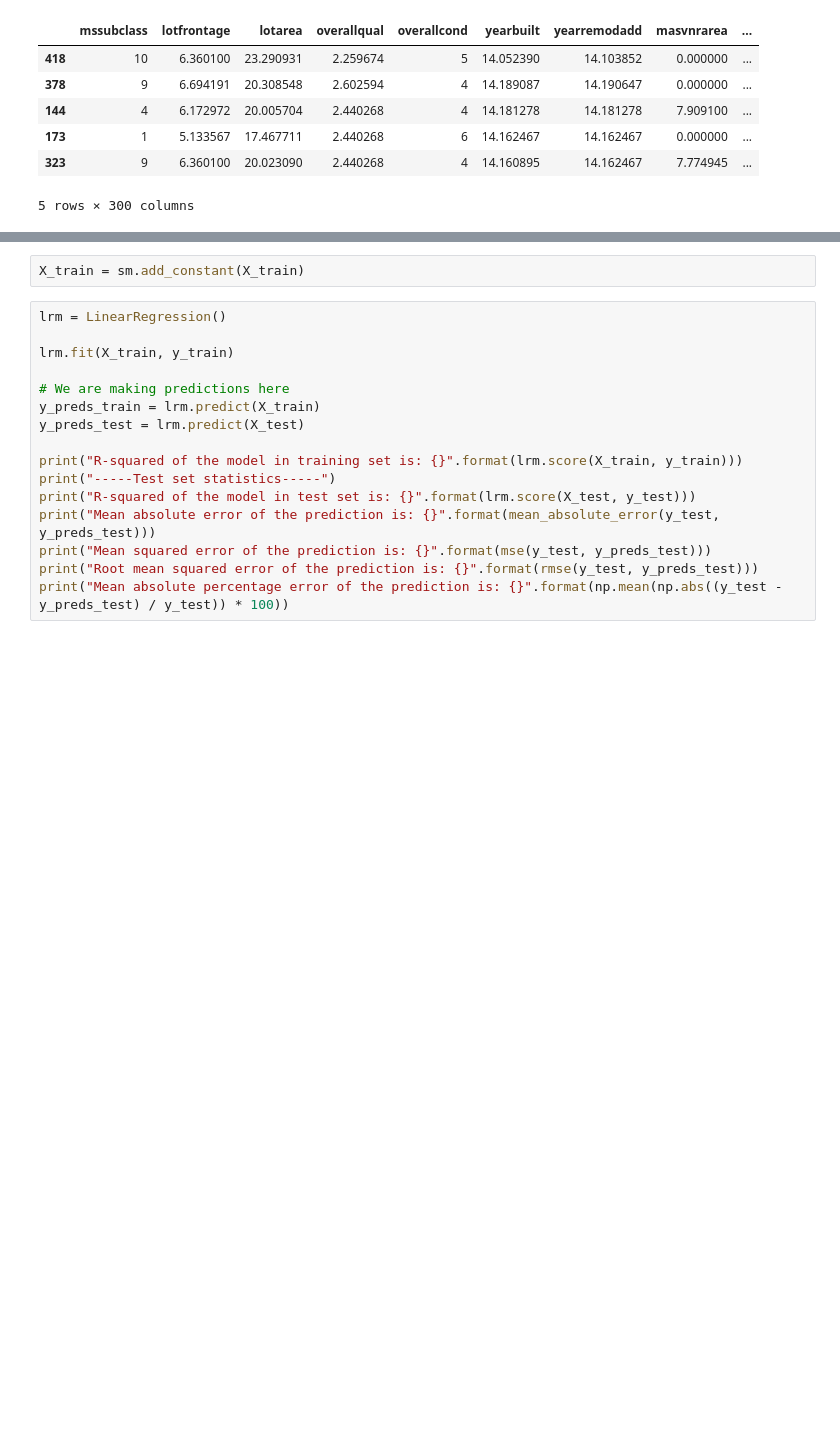
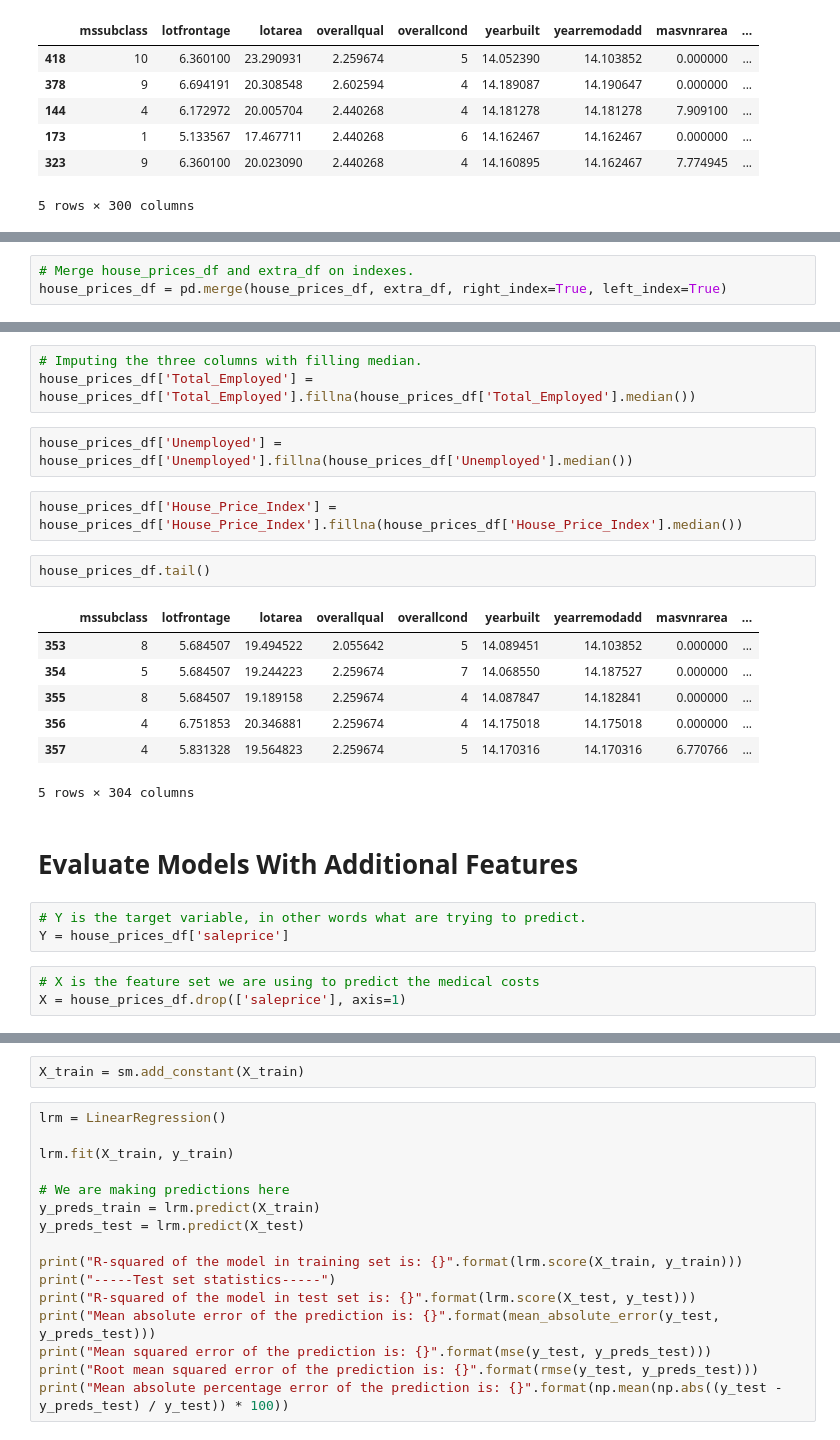
Before and after one commit to rruss2/Projects, a Jupyter notebook: module_17.8_linear_regression_challenge.ipynb, the cells around one changed output, grey strips where cells are left out. Saved outputs shown, nothing was run; the diff lists cells and outputs as text; blank space fills up the shorter version.

```diff
--- a/module_17.8_linear_regression_challenge.ipynb
+++ b/module_17.8_linear_regression_challenge.ipynb
@@ -744,0 +1116,3 @@ X_test.head()
+# %%
+# Merge house_prices_df and extra_df on indexes.
+house_prices_df = pd.merge(house_prices_df, extra_df, right_index=True, left_index=True)
@@ -744,0 +1130,25 @@ X_test.head()
+# %%
+# Imputing the three columns with filling median.
+house_prices_df['Total_Employed'] = house_prices_df['Total_Employed'].fillna(house_prices_df['Total_Employed'].median())
+# %%
+house_prices_df['Unemployed'] = house_prices_df['Unemployed'].fillna(house_prices_df['Unemployed'].median())
+# %%
+house_prices_df['House_Price_Index'] = house_prices_df['House_Price_Index'].fillna(house_prices_df['House_Price_Index'].median())
+# %%
+house_prices_df.tail()
+# %% [output]
+|  | mssubclass | lotfrontage | lotarea | overallqual | overallcond | yearbuilt | yearremodadd | masvnrarea | ... |
+| 353 | 8 | 5.684507 | 19.494522 | 2.055642 | 5 | 14.089451 | 14.103852 | 0.000000 | ... |
+| 354 | 5 | 5.684507 | 19.244223 | 2.259674 | 7 | 14.068550 | 14.187527 | 0.000000 | ... |
+| 355 | 8 | 5.684507 | 19.189158 | 2.259674 | 4 | 14.087847 | 14.182841 | 0.000000 | ... |
+| 356 | 4 | 6.751853 | 20.346881 | 2.259674 | 4 | 14.175018 | 14.175018 | 0.000000 | ... |
+| 357 | 4 | 5.831328 | 19.564823 | 2.259674 | 5 | 14.170316 | 14.170316 | 6.770766 | ... |
+5 rows × 304 columns
+# %% [markdown]
+# Evaluate Models With Additional Features
+# %%
+# Y is the target variable, in other words what are trying to predict.
+Y = house_prices_df['saleprice']
+# %%
+# X is the feature set we are using to predict the medical costs
+X = house_prices_df.drop(['saleprice'], axis=1)
```
Also changed, not shown: parts of 40 cells of this notebook.
